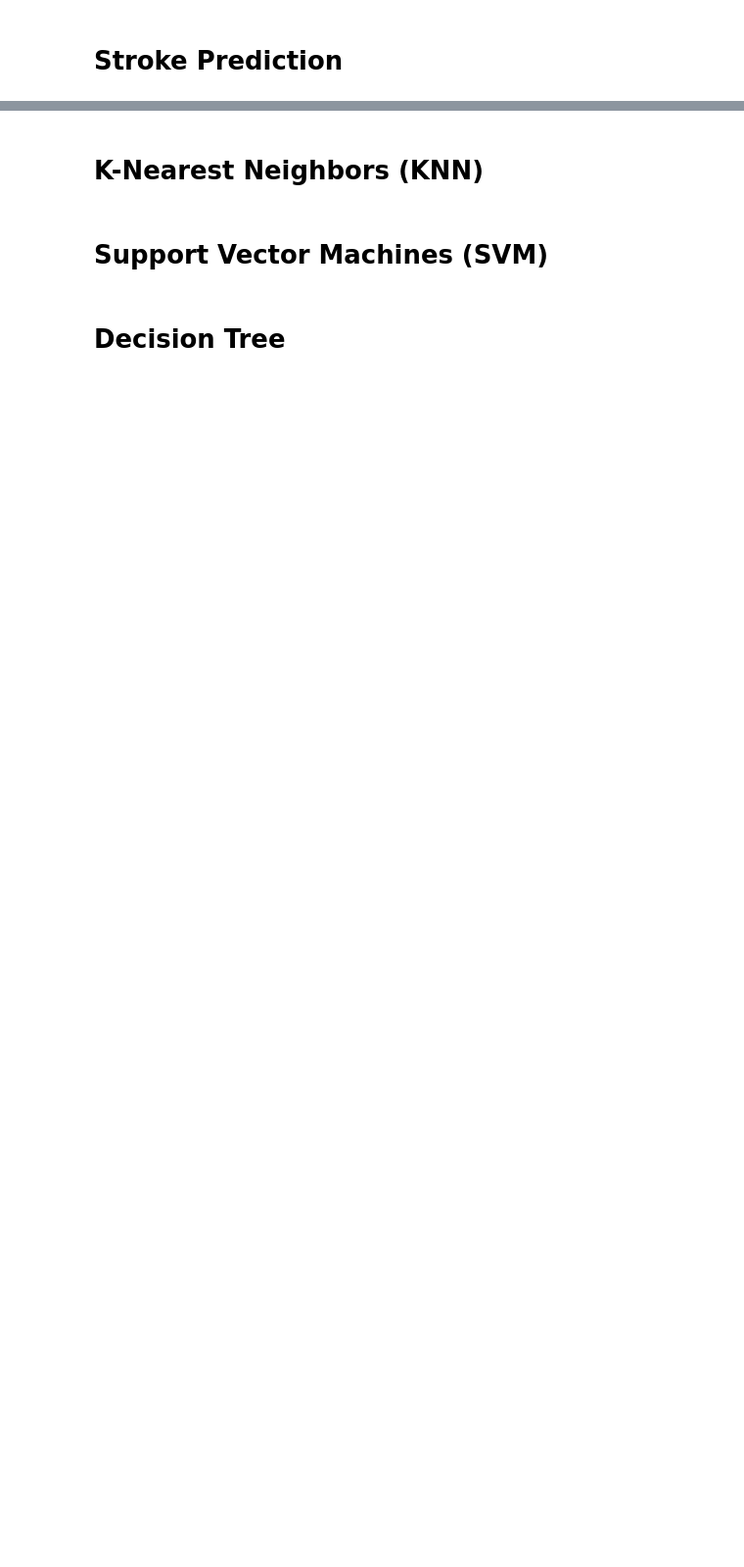
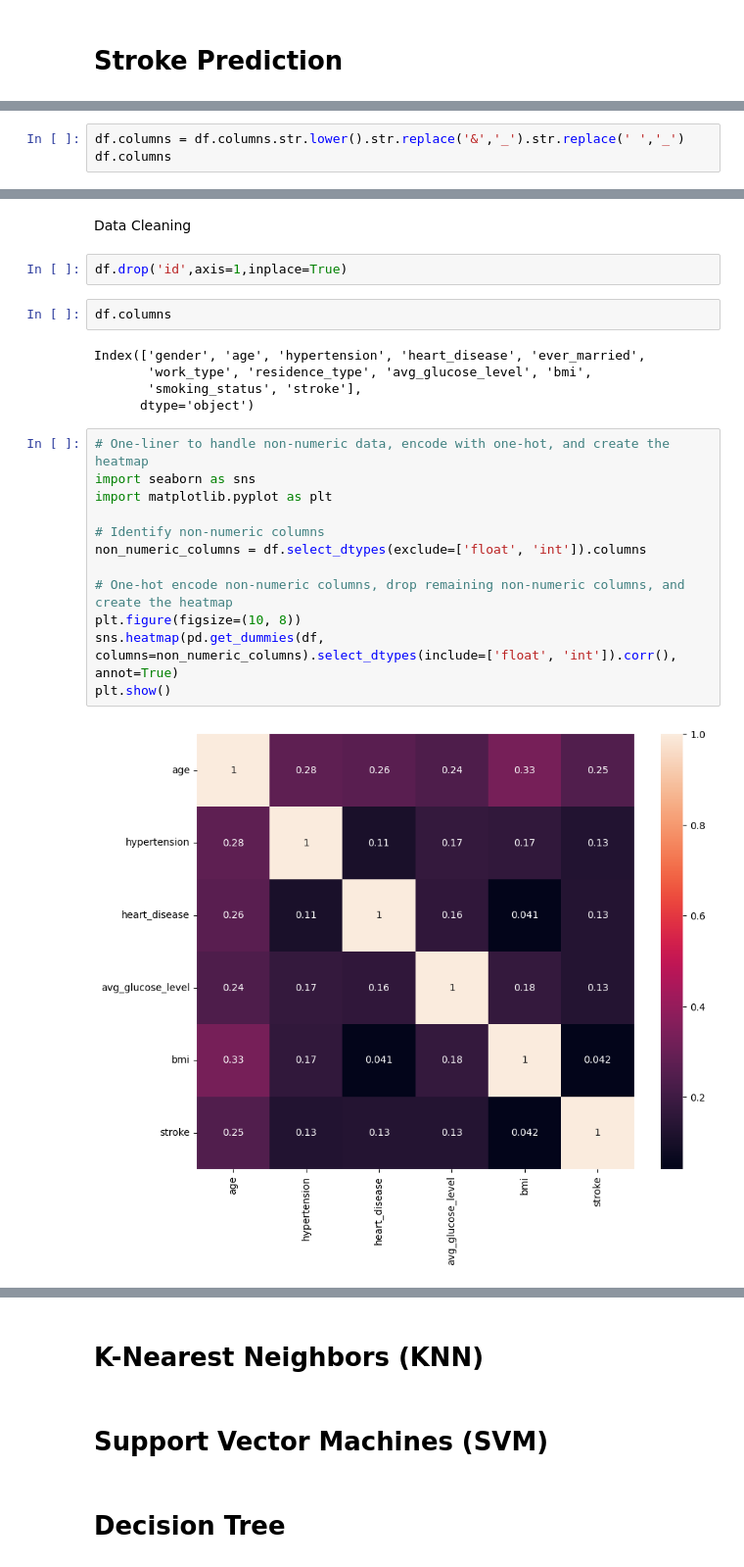
Before and after one commit to prvshkmr/prvshkmr.github.io, a Jupyter notebook: Stroke_Predication.ipynb, the cells around one changed output, grey strips where cells are left out. Shown: that part at 98% size. Saved outputs shown, nothing was run; the diff lists cells and outputs as text; blank space fills up the shorter version.

```diff
--- a/Stroke_Predication.ipynb
+++ b/Stroke_Predication.ipynb
@@ -111,0 +46,3 @@ dtype: float64
+# %%
+df.columns = df.columns.str.lower().str.replace('&','_').str.replace(' ','_')
+df.columns
@@ -111,0 +137,25 @@ dtype: float64
+# %% [markdown]
+Data Cleaning
+# %%
+df.drop('id',axis=1,inplace=True)
+# %%
+df.columns
+# %% [output]
+Index(['gender', 'age', 'hypertension', 'heart_disease', 'ever_married',
+       'work_type', 'residence_type', 'avg_glucose_level', 'bmi',
+       'smoking_status', 'stroke'],
+      dtype='object')
+# %%
+# One-liner to handle non-numeric data, encode with one-hot, and create the heatmap
+import seaborn as sns
+import matplotlib.pyplot as plt
+
+# Identify non-numeric columns
+non_numeric_columns = df.select_dtypes(exclude=['float', 'int']).columns
+
+# One-hot encode non-numeric columns, drop remaining non-numeric columns, and create the heatmap
+plt.figure(figsize=(10, 8))
+sns.heatmap(pd.get_dummies(df, columns=non_numeric_columns).select_dtypes(include=['float', 'int']).corr(), annot=True)
+plt.show()
+# %% [output]
+[figure, added]
```
Also changed, not shown: parts of 35 cells of this notebook.
